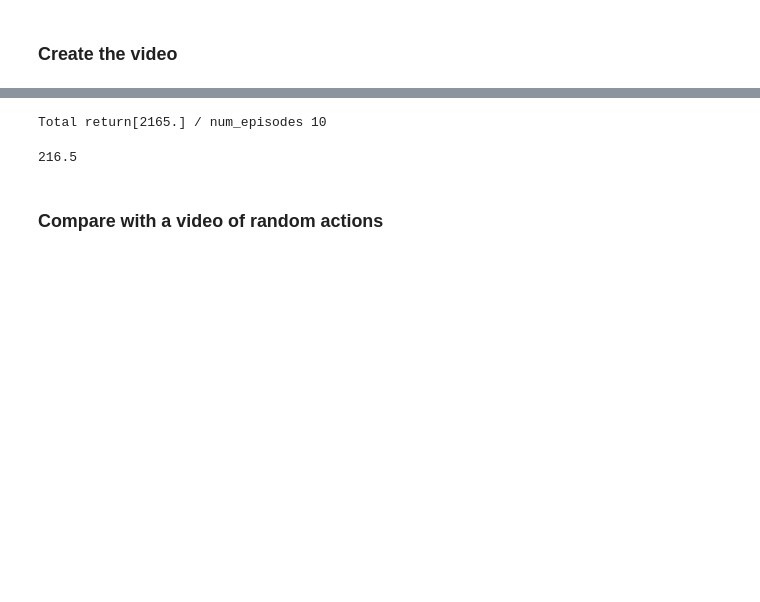
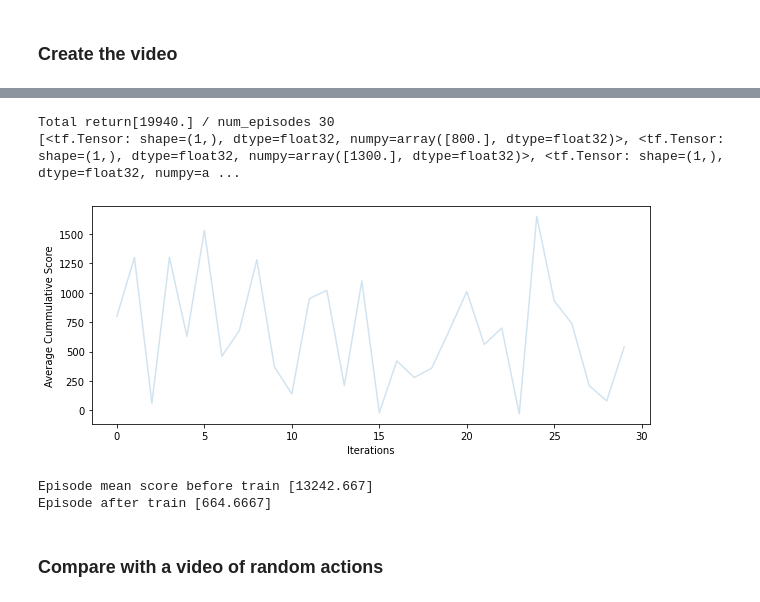
Before and after one commit to jf2study/intro-rl-pygame, a Jupyter notebook: notebooks/130_pygame_discrete_dqn.ipynb, the cells around one changed output, grey strips where cells are left out. Drawn from its saved outputs; the diff is of its cells as text; code cells hidden in the pictures; blank space fills up the shorter version.

```diff
--- a/notebooks/130_pygame_discrete_dqn.ipynb
+++ b/notebooks/130_pygame_discrete_dqn.ipynb
@@ -1029,11 +1133,18 @@ create_policy_eval_video(eval_policy, f'{output_dir}/trained-agent-discrete-dqn'
 # %% [output]
 WARNING:root:IMAGEIO FFMPEG_WRITER WARNING: input image is not divisible by macro_block_size=16, resizing from (180, 960) to (192, 960) to ensure video compatibility with most codecs and players. To p ...
 [interactive output not drawn]
-# %%
-compute_avg_return(tf_test_env, eval_policy, num_eval_episodes)
-# %% [output]
-Total return[2165.] / num_episodes 10
-216.5
+# %%
+mean_after_train = compute_avg_return(tf_test_env, eval_policy, 30, 'after_discrete_qn_eval.png')
+# %% [output]
+Total return[19940.] / num_episodes 30
+[<tf.Tensor: shape=(1,), dtype=float32, numpy=array([800.], dtype=float32)>, <tf.Tensor: shape=(1,), dtype=float32, numpy=array([1300.], dtype=float32)>, <tf.Tensor: shape=(1,), dtype=float32, numpy=a ...
+[figure, added]
+# %%
+print(f'Episode mean score before train {mean_before_train}')
+print(f'Episode after train {mean_after_train}')
+# %% [output]
+Episode mean score before train [13242.667]
+Episode after train [664.6667]
 # %% [markdown]
 ### Compare with a video of random actions
 # %%
```
Also changed, not shown: parts of 37 cells of this notebook, 3 other files.
